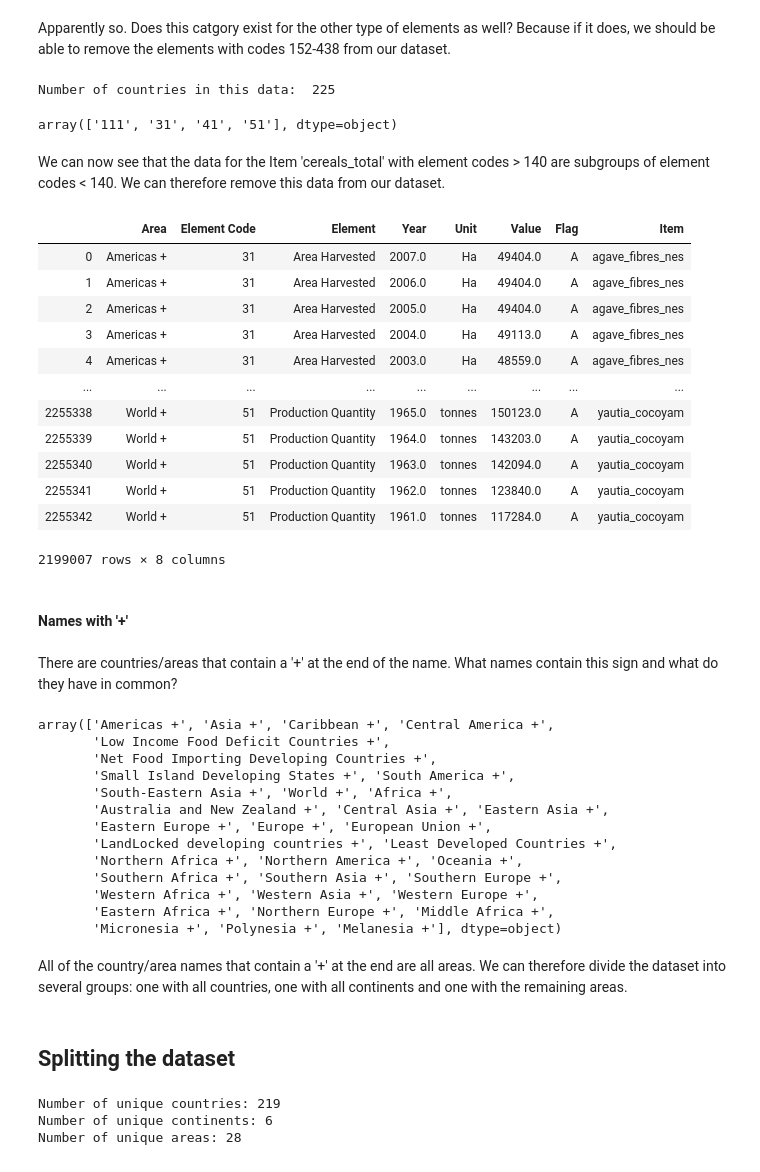
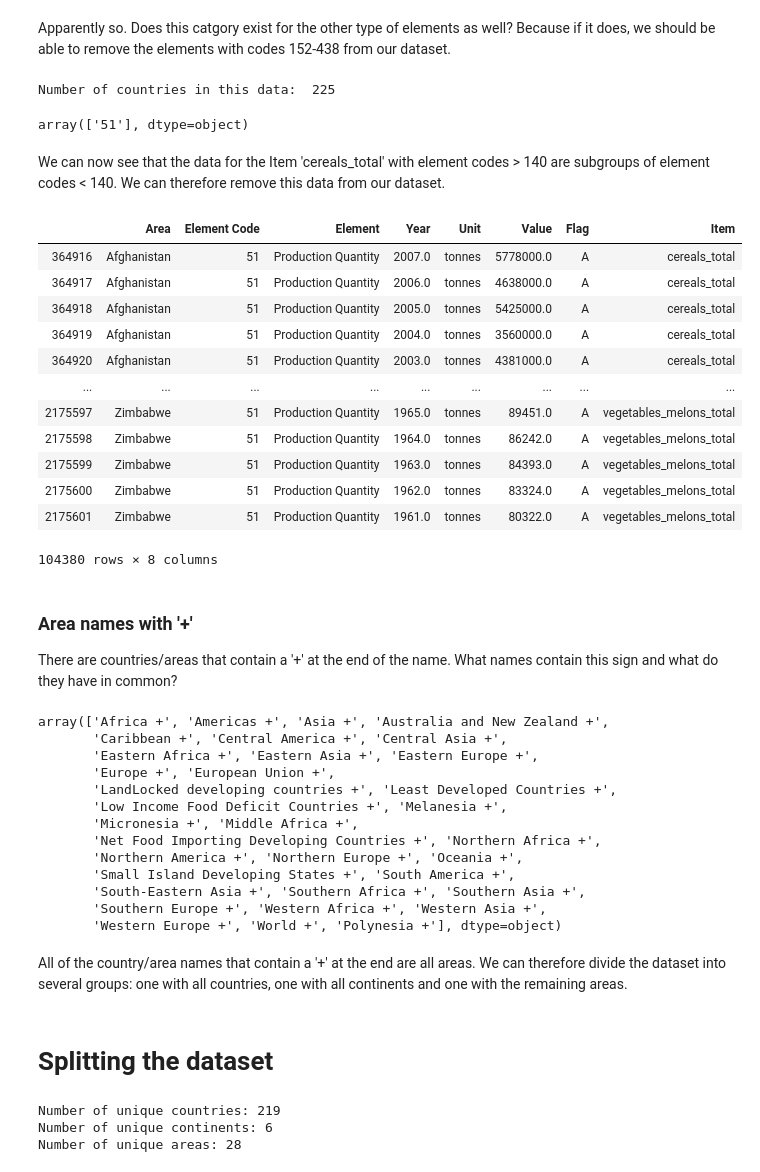
Before and after one commit to theodorhusefest/ADA-2019-project1-sovellettu-tiedon-analysoint, a Jupyter notebook: crops_data_cleaning.ipynb, the cells around one changed output. Saved outputs shown, nothing was run; the diff lists cells and outputs as text; code cells hidden in the pictures.

Commit message:
Crops data is well cleaned now

```diff
--- a/crops_data_cleaning.ipynb
+++ b/crops_data_cleaning.ipynb
@@ -81,0 +97,7 @@ crops_data = data[keep_col]
+# %%
+keywords = ['_total', 'primary', 'jute_jute', 'oilcakes']
+items = crops_data.Item
+crops_categorized = crops_data[items.str.contains('|'.join(keywords))]
+
+print("Number of countries in categorized dataset", crops_categorized.Area.unique().shape[0])
+print("\nItem categories in categorized dataset:\n", crops_categorized.Item.unique())
@@ -138,0 +171,4 @@ By taking the sum of all values and sorting we see that 51-Production quantity h
+# %%
+elements = ['Seed', 'Area Harvested', 'Yield']
+crops_processed = crops_categorized[np.logical_not(crops_categorized['Element'].isin(elements))]
+crops_processed
@@ -167,61 +219,61 @@ array(['cereals_total'], dtype=object)
 # %% [markdown]
 Apparently so. Does this catgory exist for the other type of elements as well? Because if it does, we should be able to remove the elements with codes 152-438 from our dataset.
 # %%
-study_data_2 = crops_data[crops_data.Item.str.contains('cereals_total')]
+study_data_2 = crops_processed[crops_processed.Item.str.contains('cereals_total')]
 study_data_2 = study_data_2[np.logical_not(study_data_2['Element Code'].isin(elem_codes))]
 print("Number of countries in this data: ", study_data_2.Area.unique().shape[0])
 study_data_2['Element Code'].unique()
 # %% [output]
 Number of countries in this data:  225
-array(['111', '31', '41', '51'], dtype=object)
+array(['51'], dtype=object)
 # %% [markdown]
 We can now see that the data for the Item 'cereals_total' with element codes > 140 are subgroups of element codes < 140. We can therefore remove this data from our dataset.
 # %%
 # Drop rows with element codes > 140
-drop_col = np.logical_not(crops_data['Element Code'].isin(elem_codes))
-crops_data = crops_data[drop_col]
-crops_data
+drop_col = np.logical_not(crops_processed['Element Code'].isin(elem_codes))
+crops_cleaned = crops_processed[drop_col]
+crops_cleaned
 # %% [output]
 |  | Area | Element Code | Element | Year | Unit | Value | Flag | Item |
-| 0 | Americas + | 31 | Area Harvested | 2007.0 | Ha | 49404.0 | A | agave_fibres_nes |
-| 1 | Americas + | 31 | Area Harvested | 2006.0 | Ha | 49404.0 | A | agave_fibres_nes |
-| 2 | Americas + | 31 | Area Harvested | 2005.0 | Ha | 49404.0 | A | agave_fibres_nes |
-| 3 | Americas + | 31 | Area Harvested | 2004.0 | Ha | 49113.0 | A | agave_fibres_nes |
-| 4 | Americas + | 31 | Area Harvested | 2003.0 | Ha | 48559.0 | A | agave_fibres_nes |
+| 364916 | Afghanistan | 51 | Production Quantity | 2007.0 | tonnes | 5778000.0 | A | cereals_total |
+| 364917 | Afghanistan | 51 | Production Quantity | 2006.0 | tonnes | 4638000.0 | A | cereals_total |
+| 364918 | Afghanistan | 51 | Production Quantity | 2005.0 | tonnes | 5425000.0 | A | cereals_total |
+| 364919 | Afghanistan | 51 | Production Quantity | 2004.0 | tonnes | 3560000.0 | A | cereals_total |
+| 364920 | Afghanistan | 51 | Production Quantity | 2003.0 | tonnes | 4381000.0 | A | cereals_total |
 | ... | ... | ... | ... | ... | ... | ... | ... | ... |
-| 2255338 | World + | 51 | Production Quantity | 1965.0 | tonnes | 150123.0 | A | yautia_cocoyam |
-| 2255339 | World + | 51 | Production Quantity | 1964.0 | tonnes | 143203.0 | A | yautia_cocoyam |
-| 2255340 | World + | 51 | Production Quantity | 1963.0 | tonnes | 142094.0 | A | yautia_cocoyam |
-| 2255341 | World + | 51 | Production Quantity | 1962.0 | tonnes | 123840.0 | A | yautia_cocoyam |
-| 2255342 | World + | 51 | Production Quantity | 1961.0 | tonnes | 117284.0 | A | yautia_cocoyam |
+| 2175597 | Zimbabwe | 51 | Production Quantity | 1965.0 | tonnes | 89451.0 | A | vegetables_melons_total |
+| 2175598 | Zimbabwe | 51 | Production Quantity | 1964.0 | tonnes | 86242.0 | A | vegetables_melons_total |
+| 2175599 | Zimbabwe | 51 | Production Quantity | 1963.0 | tonnes | 84393.0 | A | vegetables_melons_total |
+| 2175600 | Zimbabwe | 51 | Production Quantity | 1962.0 | tonnes | 83324.0 | A | vegetables_melons_total |
+| 2175601 | Zimbabwe | 51 | Production Quantity | 1961.0 | tonnes | 80322.0 | A | vegetables_melons_total |
-2199007 rows × 8 columns
+104380 rows × 8 columns
-# %% [markdown]
-#### Names with '+'
 # %% [markdown]
+### Area names with '+'
+
 There are countries/areas that contain a '+' at the end of the name. What names contain this sign and what do they have in common?
 # %%
 # Examining what names contain '?'
-country_series = crops_data.Area
+country_series = crops_cleaned.Area
 names_with_sign = country_series[country_series.str.endswith('+')]
 names_with_sign.unique()
 # %% [output]
-array(['Americas +', 'Asia +', 'Caribbean +', 'Central America +',
-       'Low Income Food Deficit Countries +',
-       'Net Food Importing Developing Countries +',
+array(['Africa +', 'Americas +', 'Asia +', 'Australia and New Zealand +',
+       'Caribbean +', 'Central America +', 'Central Asia +',
+       'Eastern Africa +', 'Eastern Asia +', 'Eastern Europe +',
+       'Europe +', 'European Union +',
+       'LandLocked developing countries +', 'Least Developed Countries +',
+       'Low Income Food Deficit Countries +', 'Melanesia +',
+       'Micronesia +', 'Middle Africa +',
+       'Net Food Importing Developing Countries +', 'Northern Africa +',
+       'Northern America +', 'Northern Europe +', 'Oceania +',
        'Small Island Developing States +', 'South America +',
-       'South-Eastern Asia +', 'World +', 'Africa +',
-       'Australia and New Zealand +', 'Central Asia +', 'Eastern Asia +',
-       'Eastern Europe +', 'Europe +', 'European Union +',
-       'LandLocked developing countries +', 'Least Developed Countries +',
-       'Northern Africa +', 'Northern America +', 'Oceania +',
-       'Southern Africa +', 'Southern Asia +', 'Southern Europe +',
-       'Western Africa +', 'Western Asia +', 'Western Europe +',
-       'Eastern Africa +', 'Northern Europe +', 'Middle Africa +',
-       'Micronesia +', 'Polynesia +', 'Melanesia +'], dtype=object)
+       'South-Eastern Asia +', 'Southern Africa +', 'Southern Asia +',
+       'Southern Europe +', 'Western Africa +', 'Western Asia +',
+       'Western Europe +', 'World +', 'Polynesia +'], dtype=object)
 # %% [markdown]
 All of the country/area names that contain a '+' at the end are all areas. We can therefore divide the dataset into several groups: one with all countries, one with all continents and one with the remaining areas.
 # %% [markdown]
-## Splitting the dataset
+# Splitting the dataset
 # %%
 # Splitting crops_data into country, continent and area based sets and renaming Area column
 
```
Also changed, not shown: parts of 29 cells of this notebook, 6 other files.
